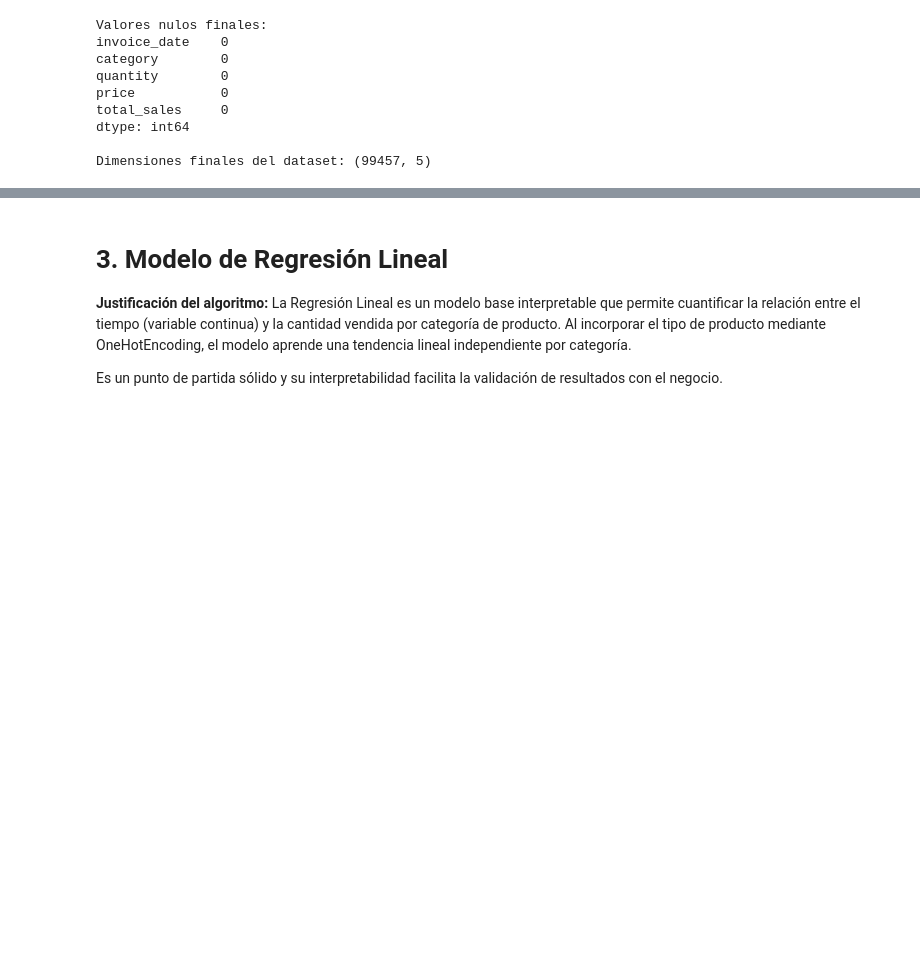
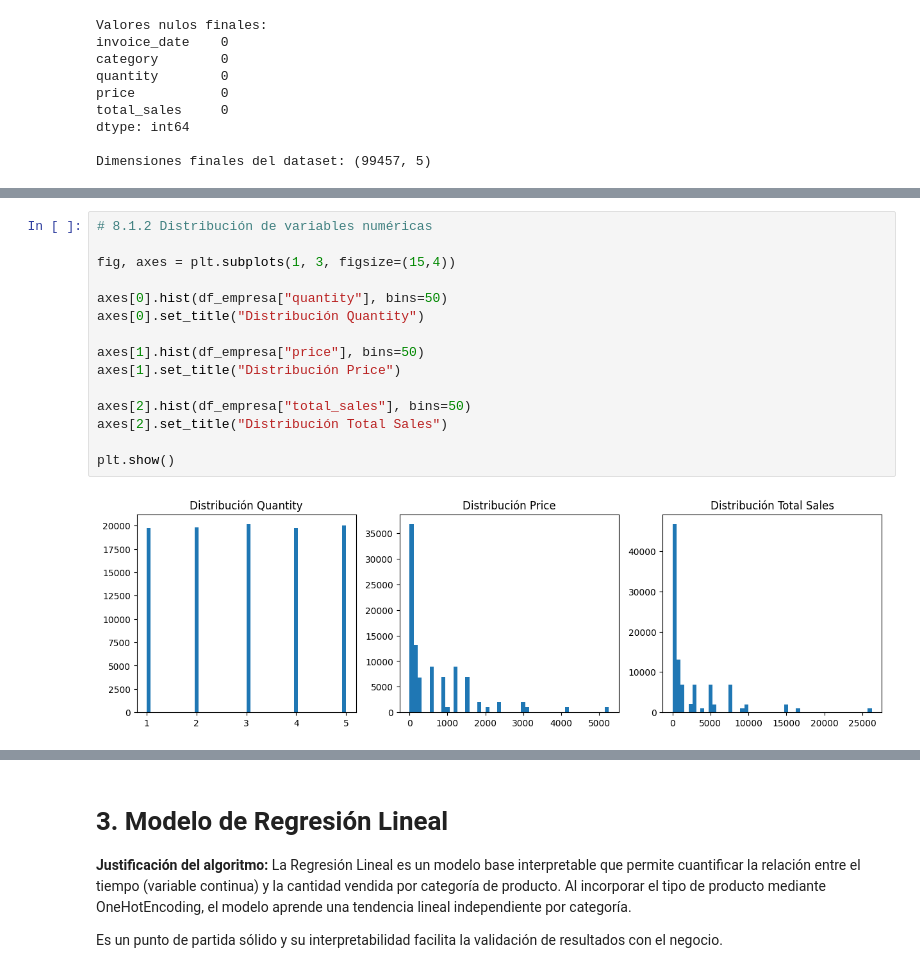
Before and after one commit to roguef07/TFM_Equipo_15, a Jupyter notebook: forecast_app/Modelados.ipynb, the cells around one changed output, grey strips where cells are left out. Cells and saved outputs as stored; diff of their text form; blank space fills up the shorter version.

```diff
--- a/forecast_app/Modelados.ipynb
+++ b/forecast_app/Modelados.ipynb
@@ -507,0 +343,17 @@ Asimismo, se aplicó una transformación logarítmica sobre la variable **cantid
+# %%
+# 8.1.2 Distribución de variables numéricas
+
+fig, axes = plt.subplots(1, 3, figsize=(15,4))
+
+axes[0].hist(df_empresa["quantity"], bins=50)
+axes[0].set_title("Distribución Quantity")
+
+axes[1].hist(df_empresa["price"], bins=50)
+axes[1].set_title("Distribución Price")
+
+axes[2].hist(df_empresa["total_sales"], bins=50)
+axes[2].set_title("Distribución Total Sales")
+
+plt.show()
+# %% [output]
+[figure, added]
```
Also changed, not shown: parts of 32 cells of this notebook.
